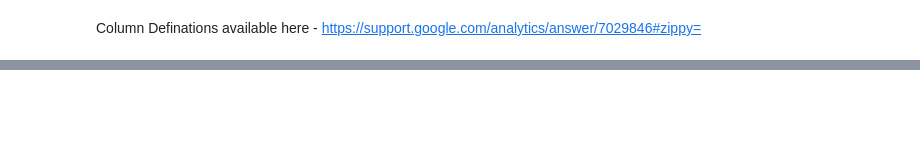
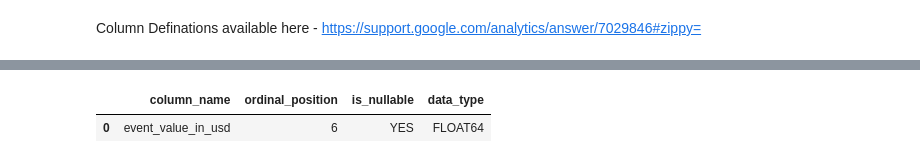
Before and after one commit to lavinigam-gcp/BQML, a Jupyter notebook: GA4-BQ-AudSeg-EDA.ipynb, the cells around one changed output, grey strips where cells are left out. Cells and saved outputs as stored; diff of their text form; code cells hidden in the pictures; blank space fills up the shorter version.

```diff
--- a/GA4-BQ-AudSeg-EDA.ipynb
+++ b/GA4-BQ-AudSeg-EDA.ipynb
@@ -166,0 +124,8 @@ WHERE table_name = 'events_20210116'
+# %%
+%%time
+
+table_params = bq_helper_functions.get_table_detail_dict(project_id,dataset_id,'events_20201119')
+df , query = bq_helper_functions.get_datatypes_of_column(table_params,specific_type="FLOAT64") #table name is required
+print(query)
+df
+# %% [output]
@@ -166,0 +135,2 @@ WHERE table_name = 'events_20210116'
+|  | column_name | ordinal_position | is_nullable | data_type |
+| 0 | event_value_in_usd | 6 | YES | FLOAT64 |
```
Also changed, not shown: parts of 28 cells of this notebook, 1 other file.
